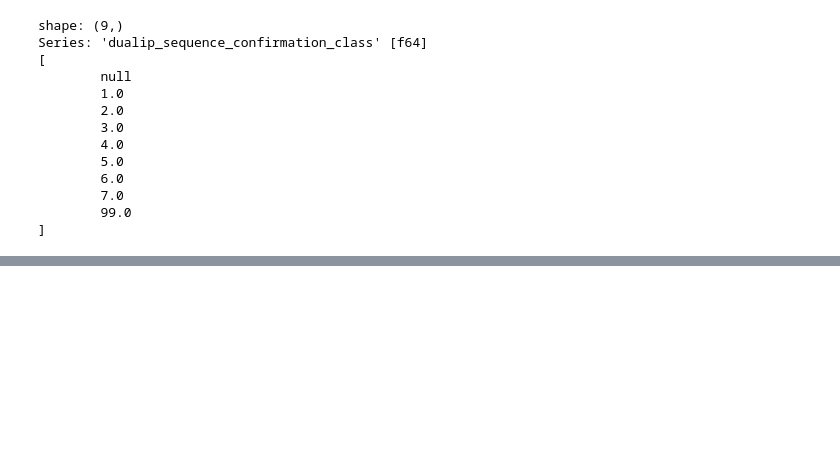
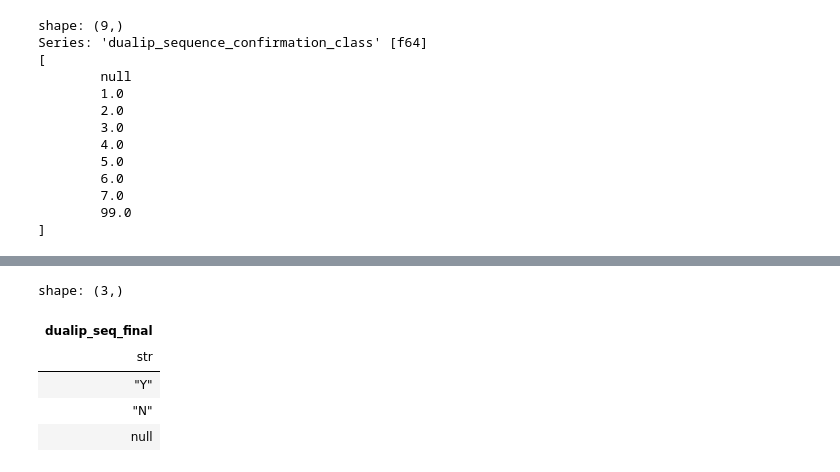
Before and after one commit to broadinstitute/2025_laval_submitted, a Jupyter notebook: 2_individual_assay_results/dual_ipa/2_analysis/1_create_pdest_layouts.ipynb, the cells around one changed output, grey strips where cells are left out. Cells and saved outputs as stored; diff of their text form; code cells hidden in the pictures; blank space fills up the shorter version.

```diff
--- a/2_individual_assay_results/dual_ipa/2_analysis/1_create_pdest_layouts.ipynb
+++ b/2_individual_assay_results/dual_ipa/2_analysis/1_create_pdest_layouts.ipynb
@@ -182,2 +165,11 @@ shape: (2_140, 529)
+# %%
+pdest_layout_seq_conf_df.unique(subset="dualip_seq_final")["dualip_seq_final"]
+# %% [output]
+shape: (3,)
+| dualip_seq_final |
+| str |
+| "Y" |
+| "N" |
+| null |
 # %%
 pdest_layout_seq_conf_df.write_csv(f'{dualipa_outputs}/dualipa_experimental_layout.csv')
```
Also changed, not shown: parts of 2 cells of this notebook, 22 other files.
